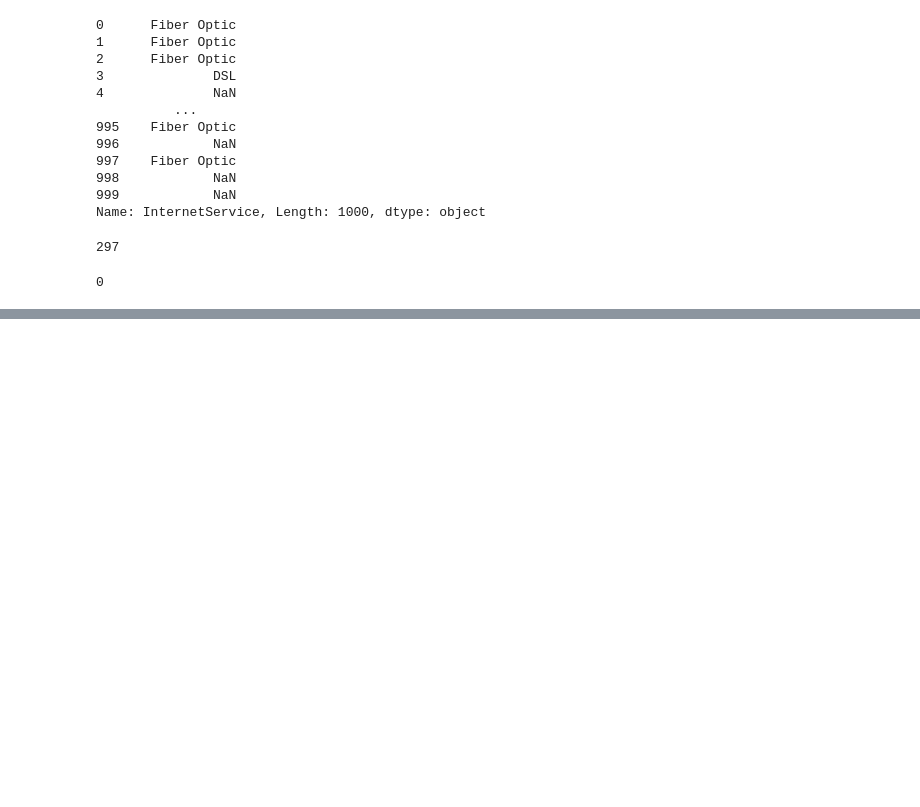
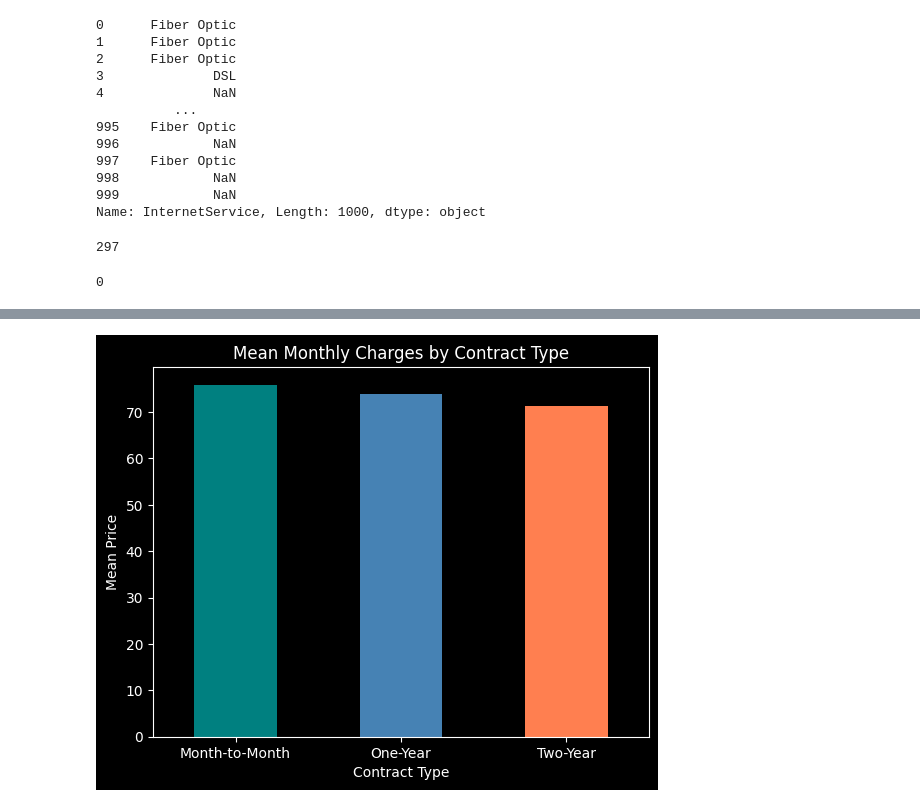
Before and after one commit to AbhishekMohile77/churn_project, a Jupyter notebook: notebook.ipynb, the cells around one changed output, grey strips where cells are left out. Saved outputs shown, nothing was run; the diff lists cells and outputs as text; code cells hidden in the pictures; blank space fills up the shorter version.

```diff
--- a/notebook.ipynb
+++ b/notebook.ipynb
@@ -72,0 +159,13 @@ df["InternetService"].isna().sum()
+# %%
+df.groupby('ContractType')['MonthlyCharges'].mean()\
+.plot(kind='bar',
+      rot=0,
+      color=['teal', 'steelblue', 'coral']
+)
+
+plt.xlabel('Contract Type')
+plt.ylabel('Mean Price')
+plt.title('Mean Monthly Charges by Contract Type')
+plt.show()
+# %% [output]
+[figure, added]
```
Also changed, not shown: parts of 11 cells of this notebook.
